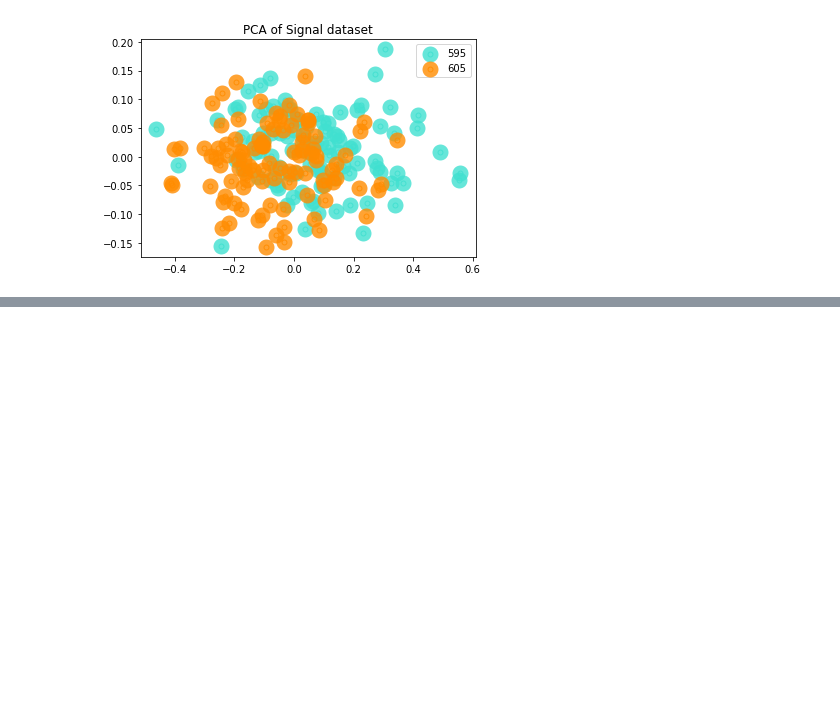
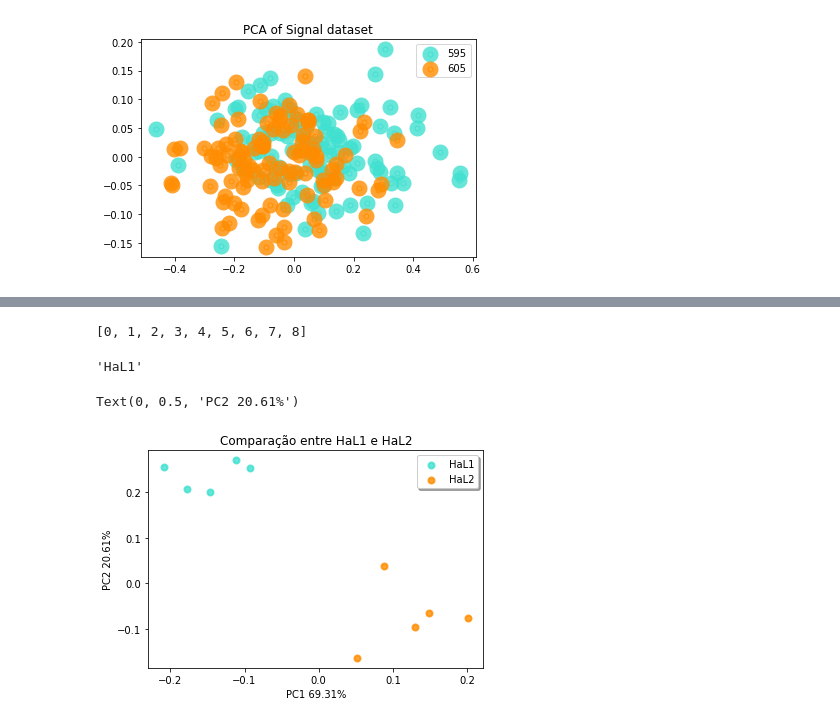
Before and after one commit to larissamazzero/RMN, a Jupyter notebook: pca.ipynb, the cells around one changed output, grey strips where cells are left out. Cells and saved outputs as stored; diff of their text form; code cells hidden in the pictures; blank space fills up the shorter version.

Commit message:
plotando gráficos com comparação

```diff
--- a/pca.ipynb
+++ b/pca.ipynb
@@ -612,0 +711,11 @@ PCA aplicado nos sinais
+# %%
+results = (pca.explained_variance_ratio_).tolist()
+# %%
+# Visualizando a porcentagem de explicação de cada componente
+# print("Porcentagem de explicação de cada componente principal:")
+
+pcs = []
+
+for v in results:
+  # print('{:0.2f}%'.format())
+  pcs.append('{:0.2f}%'.format(v*100))
@@ -612,0 +726,25 @@ PCA aplicado nos sinais
+# %%
+import numpy as np
+
+# Pegando o nome das amostras e pré processando o target (de categórico para numérico) para visualização
+target_names = y.unique()
+
+new_y = {}
+
+for i, v in enumerate(target_names):
+    new_y[v] = i
+
+y_array = y.map(new_y)
+# %%
+lenght = []
+
+for n in range(len(new_y)):
+  lenght.append(n)
+# %%
+lenght
+# %% [output]
+[0, 1, 2, 3, 4, 5, 6, 7, 8]
+# %%
+target_names[0]
+# %% [output]
+'HaL1'
@@ -612,0 +756,18 @@ PCA aplicado nos sinais
+# %%
+import matplotlib.pyplot as plt
+
+# Criando um gráfico explicando o PCA no dataset
+plt.figure()
+colors = ["turquoise", "darkorange"]
+lw = 2
+
+for color, i, target_name in zip(colors, lenght, target_names[0:2]):
+    plt.scatter(pca_r[y_array==i, 0], pca_r[y_array==i, 1], color=color, alpha=0.8, lw=lw, label=target_name)
+
+plt.legend(loc="best", shadow=True, scatterpoints=1)
+plt.title(f"Comparação entre {target_names[0]} e {target_names[1]}" )
+plt.xlabel(f'PC1 {pcs[0]}')
+plt.ylabel(f'PC2 {pcs[1]}')
+# %% [output]
+Text(0, 0.5, 'PC2 20.61%')
+[figure, added]
```
Also changed, not shown: parts of 24 cells of this notebook.
